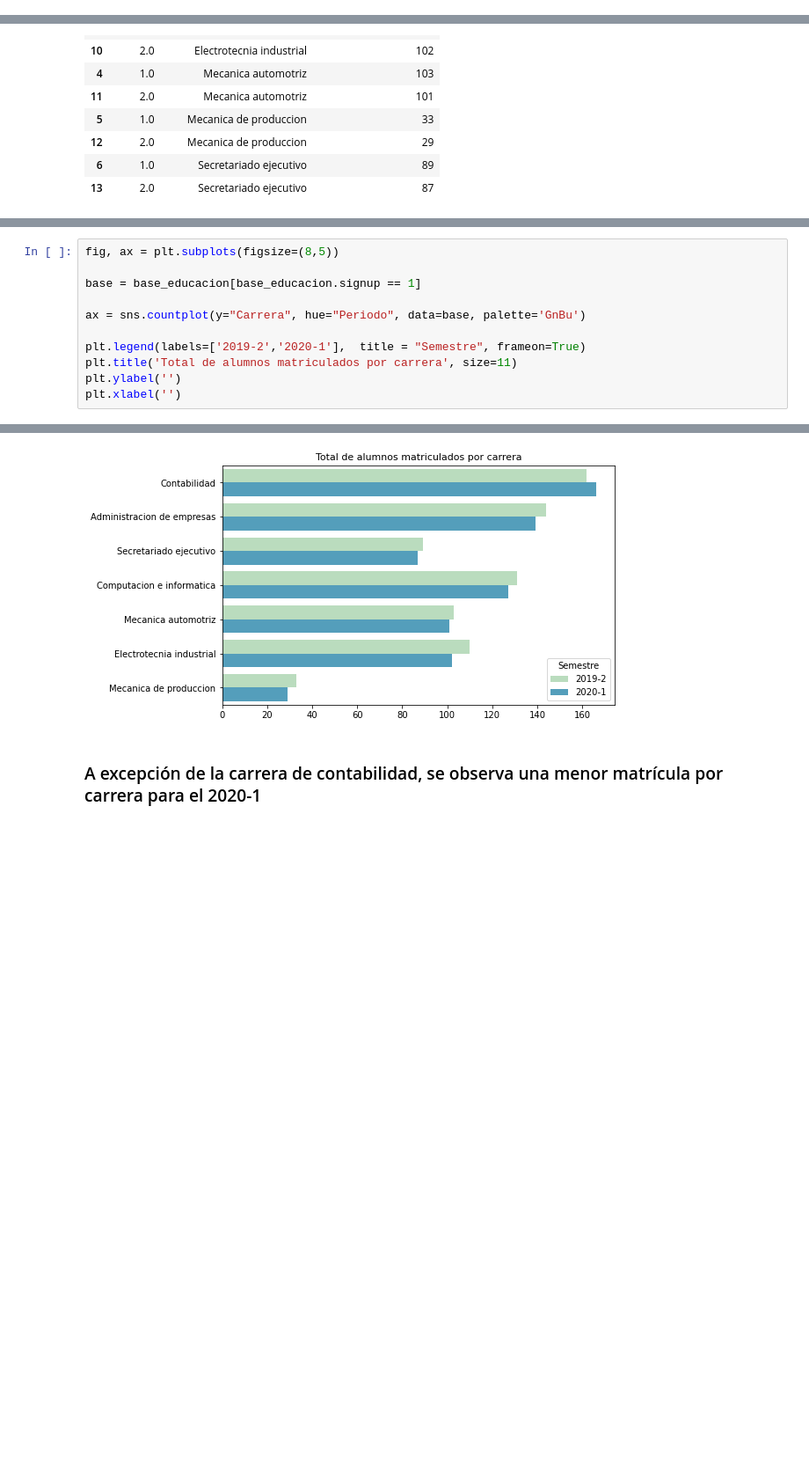
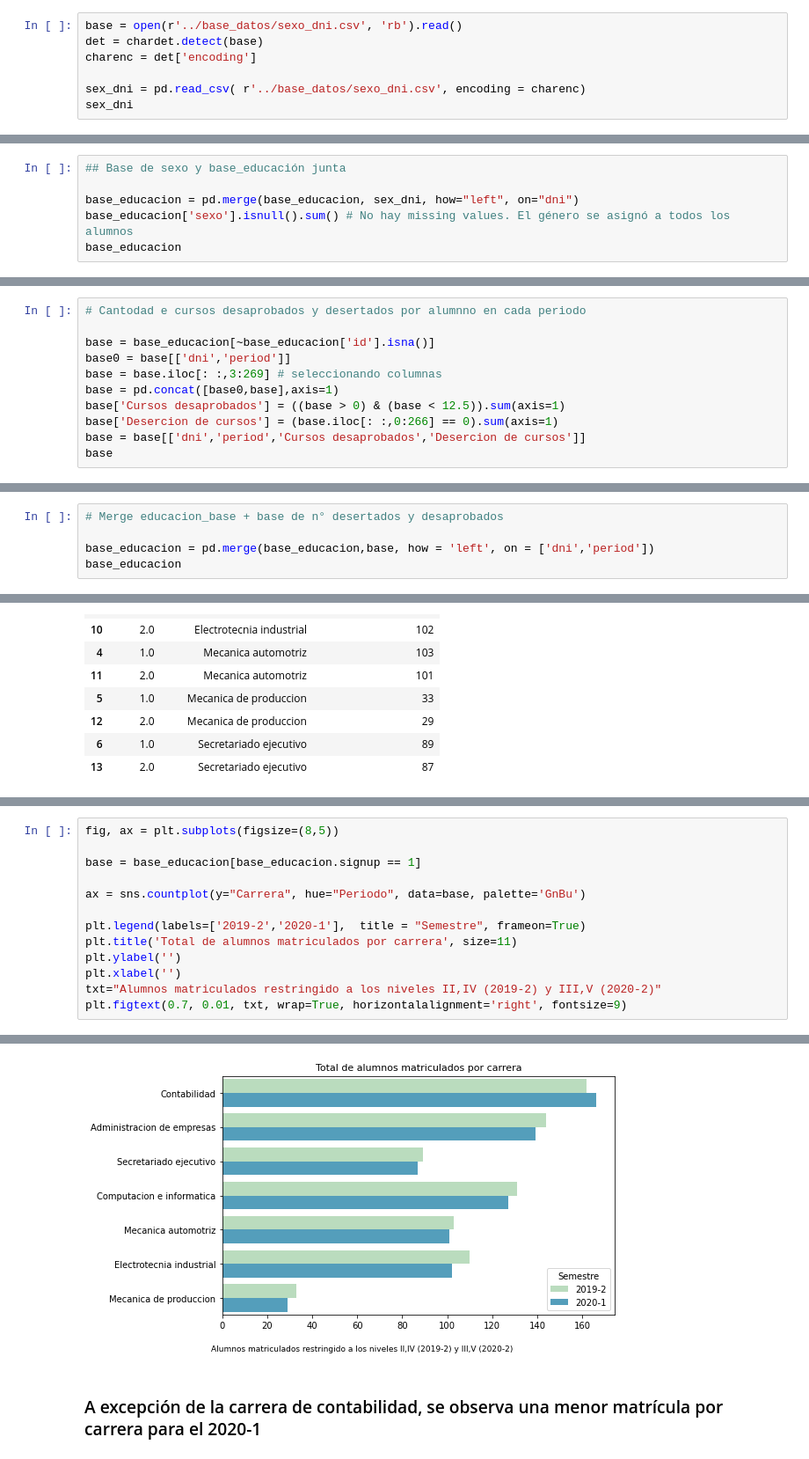
Before and after one commit to Robertopucp/Education_project, a Jupyter notebook: codes/Estadísticas descriptivas.ipynb, the cells around one changed output, grey strips where cells are left out. Shown: that part at 88% size. Cells and saved outputs as stored; diff of their text form; blank space fills up the shorter version.

```diff
--- a/codes/Estadísticas descriptivas.ipynb
+++ b/codes/Estadísticas descriptivas.ipynb
@@ -9,2 +11,9 @@ import matplotlib.pyplot as plt
 from matplotlib.ticker import StrMethodFormatter
 import seaborn as sns
+# %%
+base = open(r'../base_datos/sexo_dni.csv', 'rb').read()
+det = chardet.detect(base)
+charenc = det['encoding']
+
+sex_dni = pd.read_csv( r'../base_datos/sexo_dni.csv', encoding = charenc)
+sex_dni
@@ -25,3 +48,9 @@ base_educacion
 | 3110 | 2289 | 9713377 | 1.0 | NaN | NaN | NaN | NaN | NaN | NaN | NaN | ... | ... |
 | 3111 | 2289 | 9713377 | 2.0 | NaN | NaN | NaN | NaN | NaN | NaN | NaN | ... | ... |
 3112 rows × 287 columns
+# %%
+## Base de sexo y base_educación junta
+
+base_educacion = pd.merge(base_educacion, sex_dni, how="left", on="dni")
+base_educacion['sexo'].isnull().sum() # No hay missing values. El género se asignó a todos los alumnos
+base_educacion
@@ -27,0 +71,11 @@ base_educacion
+# %%
+# Cantodad e cursos desaprobados y desertados por alumnno en cada periodo
+
+base = base_educacion[~base_educacion['id'].isna()]
+base0 = base[['dni','period']]
+base = base.iloc[: :,3:269] # seleccionando columnas
+base = pd.concat([base0,base],axis=1)
+base['Cursos desaprobados'] = ((base > 0) & (base < 12.5)).sum(axis=1)
+base['Desercion de cursos'] = (base.iloc[: :,0:266] == 0).sum(axis=1)
+base = base[['dni','period','Cursos desaprobados','Desercion de cursos']]
+base
@@ -27,0 +96,5 @@ base_educacion
+# %%
+# Merge educacion_base + base de n° desertados y desaprobados
+
+base_educacion = pd.merge(base_educacion,base, how = 'left', on = ['dni','period'])
+base_educacion
@@ -111,4 +246,6 @@ plt.legend(labels=['2019-2','2020-1'],  title = "Semestre", frameon=True)
 plt.title('Total de alumnos matriculados por carrera', size=11)
 plt.ylabel('')
 plt.xlabel('')
+txt="Alumnos matriculados restringido a los niveles II,IV (2019-2) y III,V (2020-2)"
+plt.figtext(0.7, 0.01, txt, wrap=True, horizontalalignment='right', fontsize=9)
 # %% [output]
@@ -116,3 +253,3 @@ Text(0.5, 0, '')
-[figure, old version]
+[figure, new version]
 # %% [markdown]
 ### A excepción de la carrera de contabilidad, se observa una menor matrícula por carrera para el 2020-1
```
Also changed, not shown: parts of 50 cells of this notebook, 2 other files.
